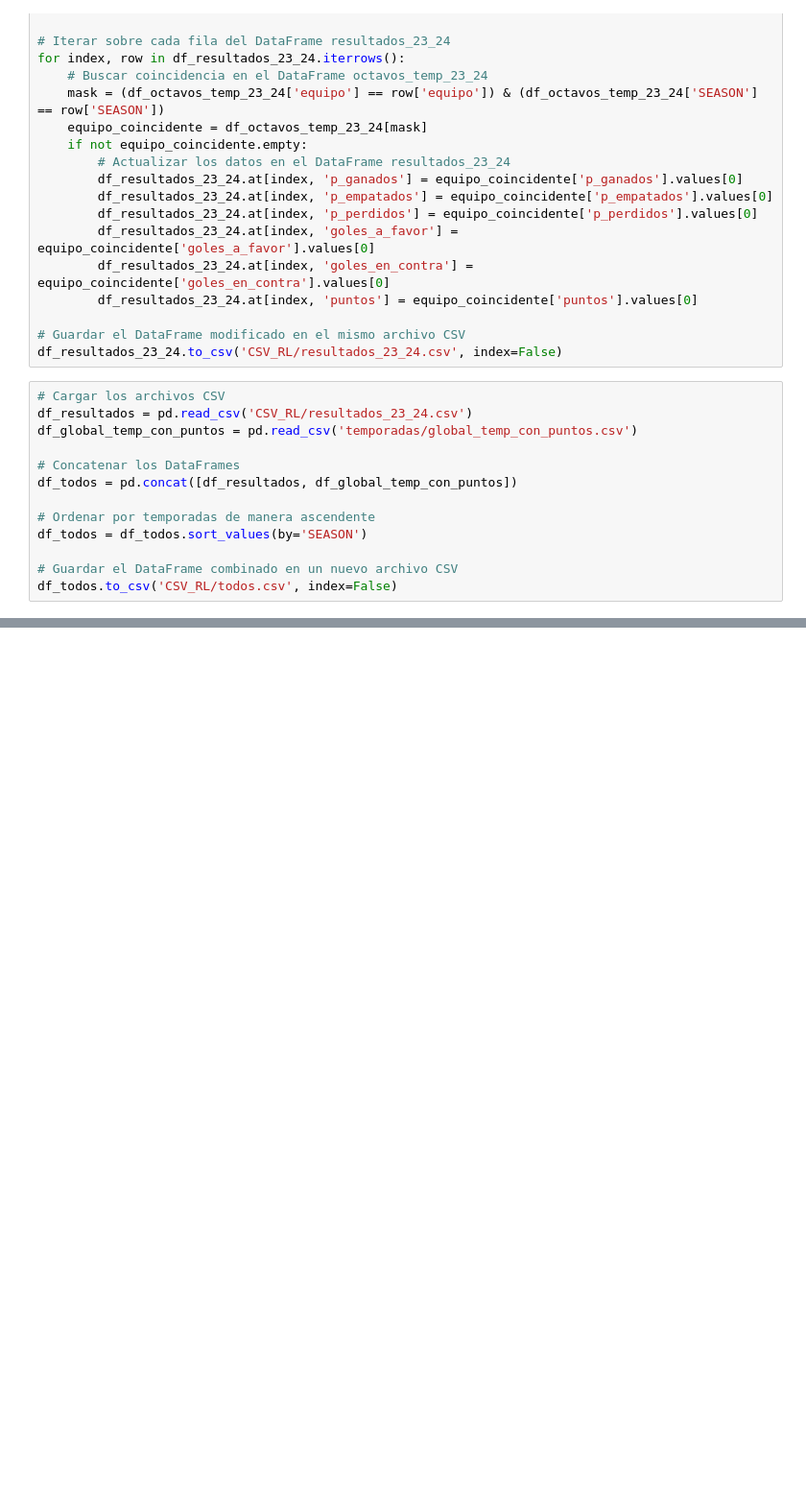
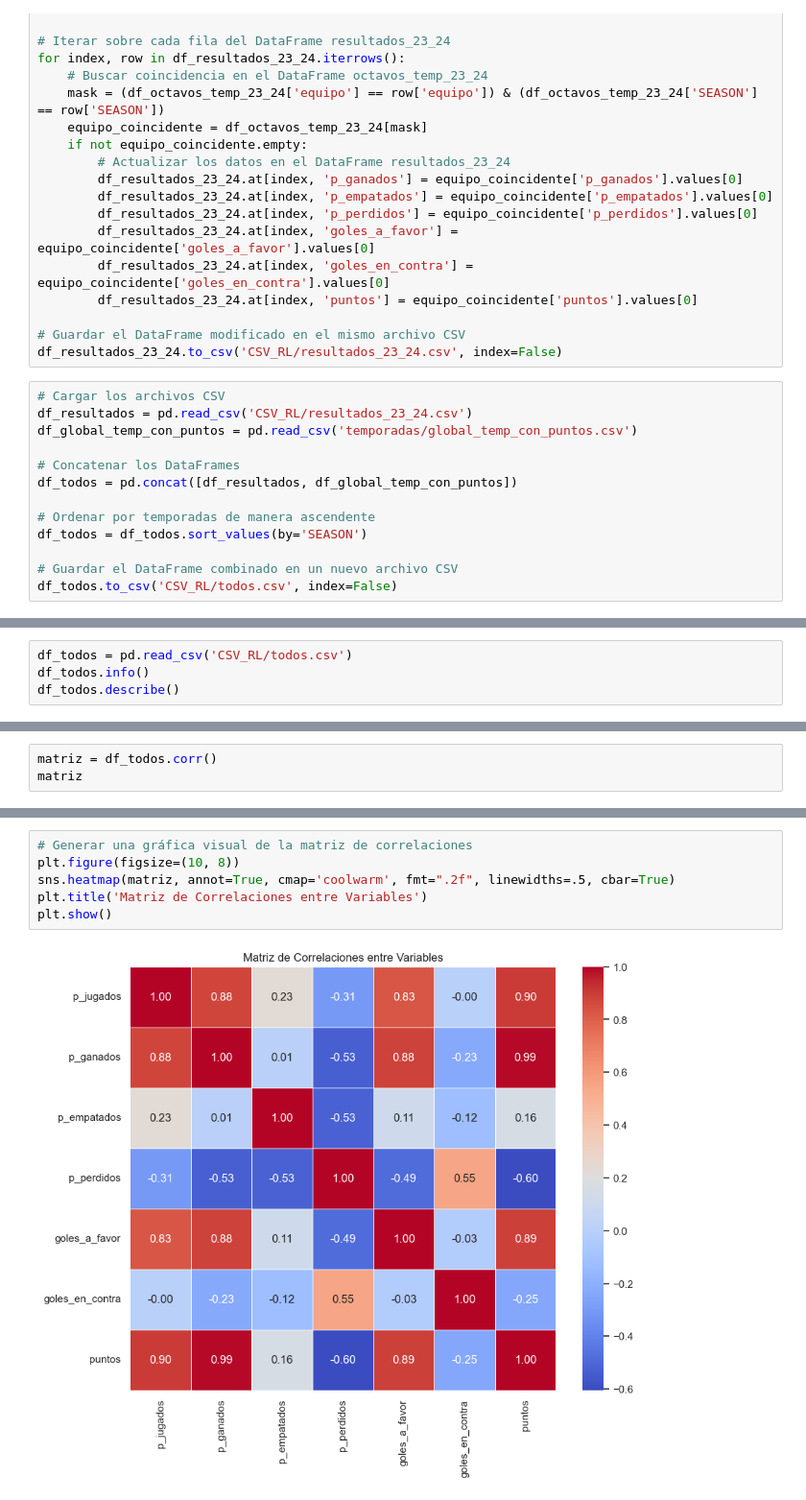
Before and after one commit to ESTHERRODRIGUEZGARCIA/UEFA_Champions_League, a Jupyter notebook: regresion_lineal.ipynb, the cells around one changed output, grey strips where cells are left out. Shown at 96% size. Saved outputs shown, nothing was run; the diff lists cells and outputs as text; blank space fills up the shorter version.

```diff
--- a/regresion_lineal.ipynb
+++ b/regresion_lineal.ipynb
@@ -543,0 +558,4 @@ df_todos.to_csv('CSV_RL/todos.csv', index=False)
+# %%
+df_todos = pd.read_csv('CSV_RL/todos.csv')
+df_todos.info()
+df_todos.describe()
@@ -543,0 +588,3 @@ df_todos.to_csv('CSV_RL/todos.csv', index=False)
+# %%
+matriz = df_todos.corr()
+matriz
@@ -543,0 +600,8 @@ df_todos.to_csv('CSV_RL/todos.csv', index=False)
+# %%
+# Generar una gráfica visual de la matriz de correlaciones
+plt.figure(figsize=(10, 8))
+sns.heatmap(matriz, annot=True, cmap='coolwarm', fmt=".2f", linewidths=.5, cbar=True)
+plt.title('Matriz de Correlaciones entre Variables')
+plt.show()
+# %% [output]
+[figure, added]
```
Also changed, not shown: parts of 24 cells of this notebook.
